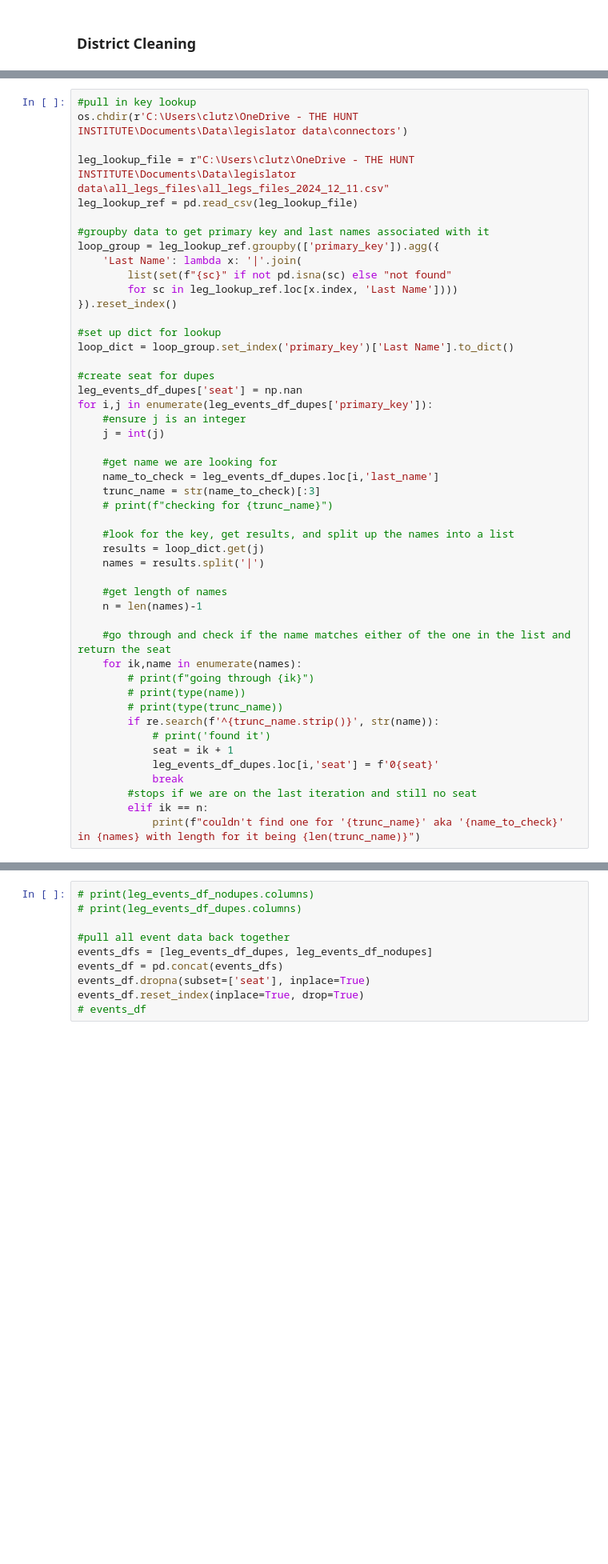
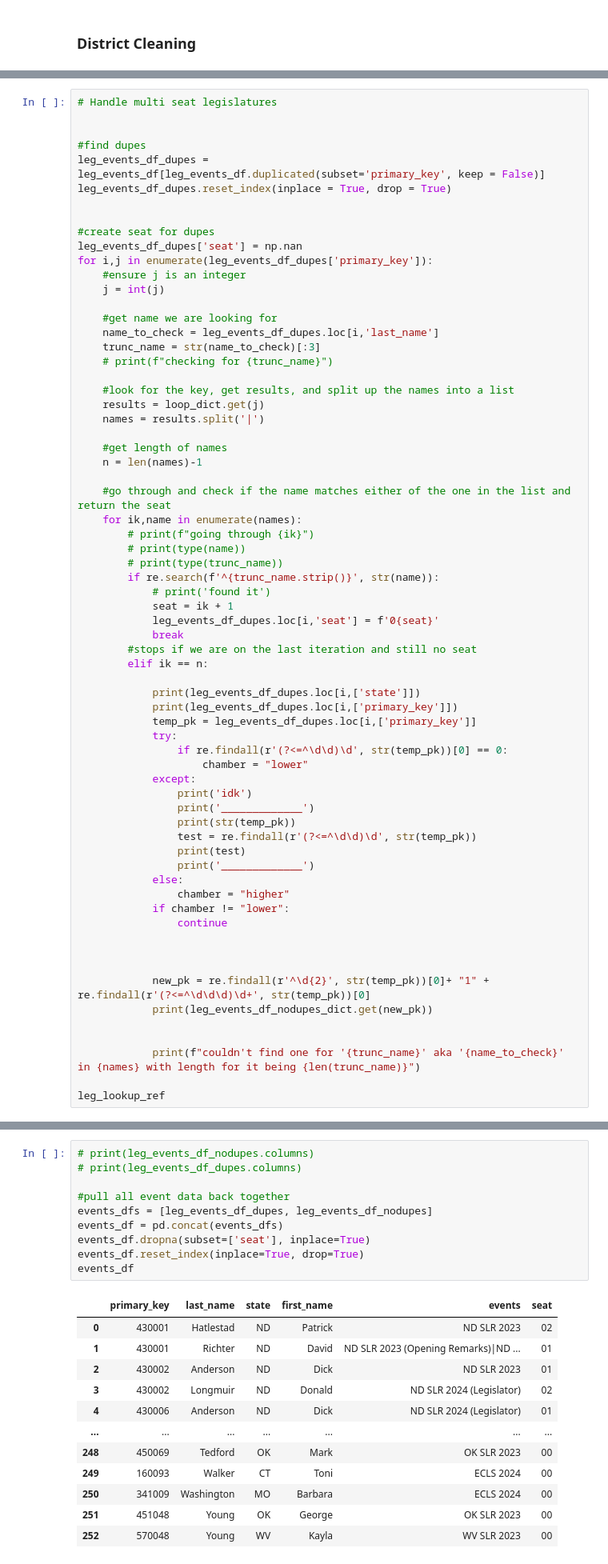
Before and after one commit to cnlutz20/THI_CPRL, a Jupyter notebook: scoring/get_activities_score.ipynb, the cells around one changed output, grey strips where cells are left out. Shown at 80% size. Drawn from its saved outputs; the diff is of its cells as text; blank space fills up the shorter version.

```diff
--- a/scoring/get_activities_score.ipynb
+++ b/scoring/get_activities_score.ipynb
@@ -493,19 +758,11 @@ leg_events_df_nodupes['seat'] = '00'
 # %%
-#pull in key lookup
-os.chdir(r'C:\Users\clutz\OneDrive - THE HUNT INSTITUTE\Documents\Data\legislator data\connectors')
+# Handle multi seat legislatures
 
-leg_lookup_file = r"C:\Users\clutz\OneDrive - THE HUNT INSTITUTE\Documents\Data\legislator data\all_legs_files\all_legs_files_2024_12_11.csv"
-leg_lookup_ref = pd.read_csv(leg_lookup_file)
 
-#groupby data to get primary key and last names associated with it
-loop_group = leg_lookup_ref.groupby(['primary_key']).agg({
-    'Last Name': lambda x: '|'.join(
-        list(set(f"{sc}" if not pd.isna(sc) else "not found"
-        for sc in leg_lookup_ref.loc[x.index, 'Last Name'])))
-}).reset_index()
+#find dupes
+leg_events_df_dupes = leg_events_df[leg_events_df.duplicated(subset='primary_key', keep = False)]
+leg_events_df_dupes.reset_index(inplace = True, drop = True)
 
-#set up dict for lookup
-loop_dict = loop_group.set_index('primary_key')['Last Name'].to_dict()
 
 #create seat for dupes
 leg_events_df_dupes['seat'] = np.nan
@@ -537,5 +794,32 @@ for i,j in enumerate(leg_events_df_dupes['primary_key']):
             break
         #stops if we are on the last iteration and still no seat
         elif ik == n:
+
+            print(leg_events_df_dupes.loc[i,['state']])
+            print(leg_events_df_dupes.loc[i,['primary_key']])
+            temp_pk = leg_events_df_dupes.loc[i,['primary_key']]
+            try:
+                if re.findall(r'(?<=^\d\d)\d', str(temp_pk))[0] == 0:
+                    chamber = "lower"
+            except:
+                print('idk')
+                print('_____________')
+                print(str(temp_pk))
+                test = re.findall(r'(?<=^\d\d)\d', str(temp_pk))
+                print(test)
+                print('_____________')
+            else:
+                chamber = "higher"
+            if chamber != "lower":
+                continue
+
+
+
+            new_pk = re.findall(r'^\d{2}', str(temp_pk))[0]+ "1" + re.findall(r'(?<=^\d\d\d)\d+', str(temp_pk))[0]
+            print(leg_events_df_nodupes_dict.get(new_pk))
+
+
             print(f"couldn't find one for '{trunc_name}' aka '{name_to_check}' in {names} with length for it being {len(trunc_name)}")
+
+leg_lookup_ref
 # %% [output]
@@ -543,10 +827,23 @@ AttributeError: 'NoneType' object has no attribute 'split'
 # %%
 # print(leg_events_df_nodupes.columns)
 # print(leg_events_df_dupes.columns)
 
 #pull all event data back together
 events_dfs = [leg_events_df_dupes, leg_events_df_nodupes]
 events_df = pd.concat(events_dfs)
 events_df.dropna(subset=['seat'], inplace=True)
 events_df.reset_index(inplace=True, drop=True)
-# events_df
+events_df
+# %% [output]
+|  | primary_key | last_name | state | first_name | events | seat |
+| 0 | 430001 | Hatlestad | ND | Patrick | ND SLR 2023 | 02 |
+| 1 | 430001 | Richter | ND | David | ND SLR 2023 (Opening Remarks)|ND ... | 01 |
+| 2 | 430002 | Anderson | ND | Dick | ND SLR 2023 | 01 |
+| 3 | 430002 | Longmuir | ND | Donald | ND SLR 2024 (Legislator) | 02 |
+| 4 | 430006 | Anderson | ND | Dick | ND SLR 2024 (Legislator) | 01 |
+| ... | ... | ... | ... | ... | ... | ... |
+| 248 | 450069 | Tedford | OK | Mark | OK SLR 2023 | 00 |
+| 249 | 160093 | Walker | CT | Toni | ECLS 2024 | 00 |
+| 250 | 341009 | Washington | MO | Barbara | ECLS 2024 | 00 |
+| 251 | 451048 | Young | OK | George | OK SLR 2023 | 00 |
+| 252 | 570048 | Young | WV | Kayla | WV SLR 2023 | 00 |
```
Also changed, not shown: parts of 50 cells of this notebook, 15 other files.
